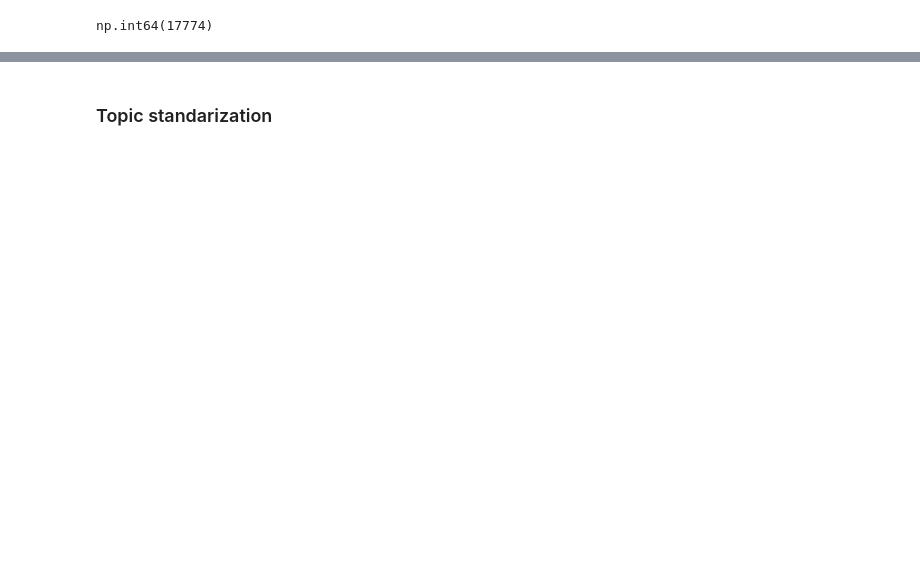
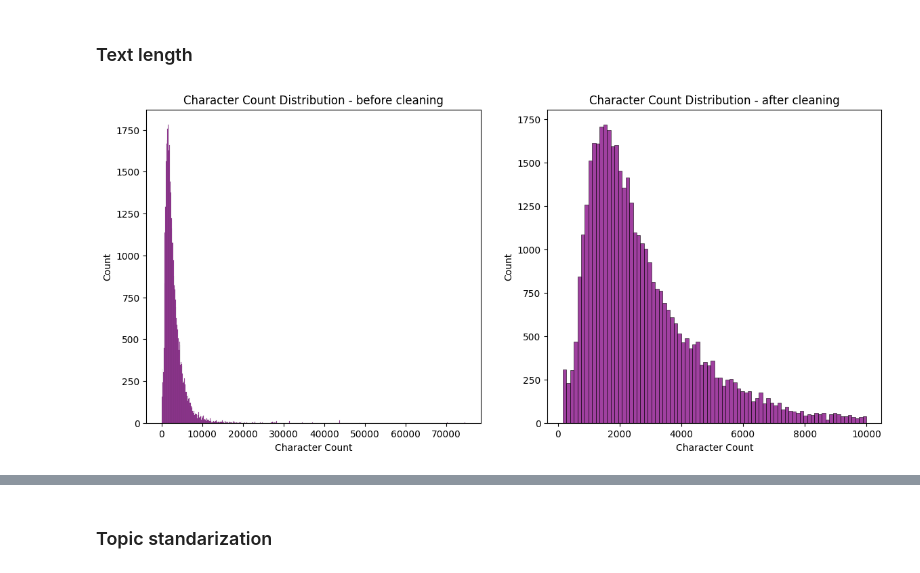
Before and after one commit to qpa-agh/usa_issues_data_mining, a Jupyter notebook: data_cleaning.ipynb, the cells around one changed output, grey strips where cells are left out. Drawn from its saved outputs; the diff is of its cells as text; code cells hidden in the pictures; blank space fills up the shorter version.

Commit message:
Cleaning part 3

```diff
--- a/data_cleaning.ipynb
+++ b/data_cleaning.ipynb
@@ -105,4 +43,0 @@ Name: count, dtype: int64
-# %%
-df_art["text"].count()
-# %% [output]
-np.int64(17774)
@@ -108,0 +59,31 @@ np.int64(17774)
+# %%
+df_blind_R["text"] = df_blind_R["text"].apply(clean_up_text)
+df_blind_R = df_blind_R.dropna()
+
+df_blind_D["text"] = df_blind_D["text"].apply(clean_up_text)
+df_blind_D = df_blind_D.dropna()
+
+df_all["text"] = df_all["text"].apply(clean_up_text)
+df_all = df_all.dropna()
+# %% [markdown]
+### Text length
+# %%
+df_merged = pd.concat([df_blind_R, df_blind_D, df_all])
+df_merged = df_merged.drop_duplicates(subset=['issue', 'title', 'date'])
+
+df_merged["char_count"] = df_merged["text"].apply(lambda x: len(x))
+df_filtered = df_merged[(df_merged["char_count"] > 150) & (df_merged["char_count"] < 10000)]
+# %%
+import seaborn as sns
+
+fig, ax = plt.subplots(nrows = 1, ncols = 2, figsize=(14, 6))
+sns.histplot(df_merged["char_count"], color="purple", ax = ax[0])
+ax[0].set_title("Character Count Distribution - before cleaning")
+ax[0].set_xlabel("Character Count")
+sns.histplot(df_filtered["char_count"], color="purple", ax = ax[1])
+ax[1].set_title("Character Count Distribution - after cleaning")
+ax[1].set_xlabel("Character Count")
+
+plt.savefig('../charts/characters_per_article.png')
+# %% [output]
+[figure, added]
```
Also changed, not shown: parts of 38 cells of this notebook, 9 other files.
